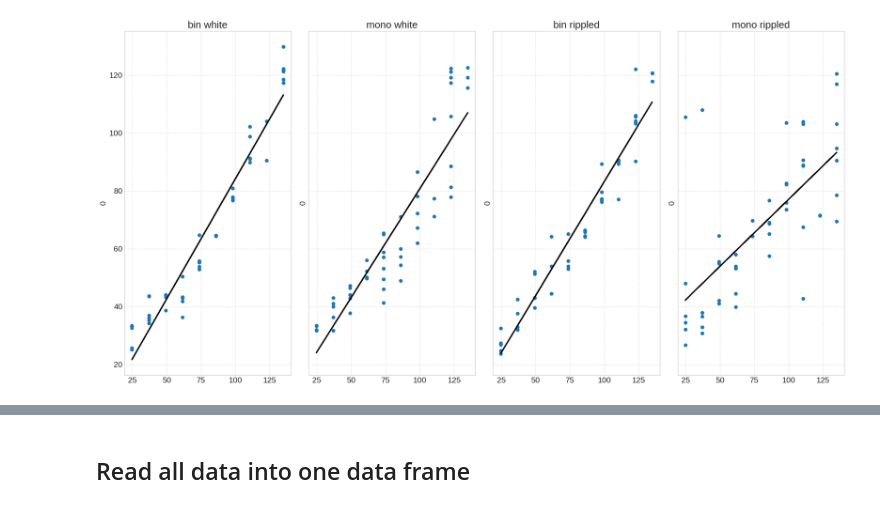
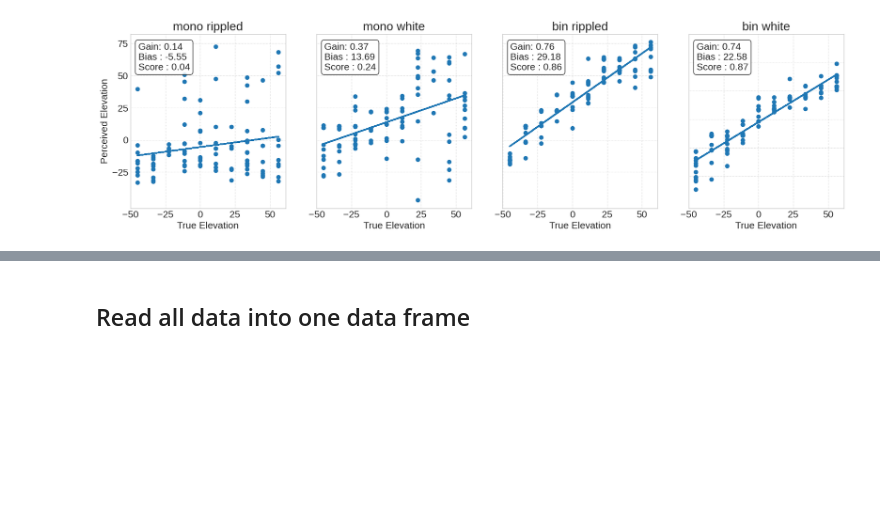
Before and after one commit to oesst/vertical_localization_exp, a Jupyter notebook: data_analysis.ipynb, the cells around one changed output, grey strips where cells are left out. Saved outputs shown, nothing was run; the diff lists cells and outputs as text; code cells hidden in the pictures; blank space fills up the shorter version.

```diff
--- a/data_analysis.ipynb
+++ b/data_analysis.ipynb
@@ -84,7 +90,18 @@ df = pd.read_csv(path,)
 
 # df.user_estimate = (125 - df.user_estimate.values)/125   * 10
 # convert line numbers to degree
-df.line_number = 135 - (df.line_number.values   * 12.25)
+# df.line_number =135 - (df.line_number.values   * 11.25)
+# df.line_number = (9*11.25-(df.line_number.values   * 11.25)) -45
+df.line_number = ((df.line_number.values   * 11.25)) -45
+
+# df.user_estimate = (360 - df.user_estimate.values) % 360 + 270
+
+df.user_estimate = abs((df.user_estimate-360))-270
+# df.user_estimate = (df.user_estimate-90)
+
 # df.head()
+
+# remove rows with reaction times larger than 5s -> probably start trail
+df = df.drop(df[df.reaction_time > 5].index)
+
 pd.set_option("display.max_rows", None, "display.max_columns", None)
-print(df)
@@ -109,48 +108,57 @@ print(df)
 # %%
 
+conditions = ['mono','bin']
+
+noise_types = ['white','rippled']
+
+fig = plt.figure(figsize=(20,5))
+
+axes = fig.subplots(1,4,squeeze=False,sharex='all',sharey='all')
 
 
-users = np.unique(df.user_id)
-stimuli = np.unique(df.condition)
-noise_types = np.unique(df.sound_type)
-
-user = '03charlotte'
-stimulus = 'white'
-perception = 'binaural'
-
-fig = plt.figure(figsize=(20,10))
-axes = fig.subplots(users.shape[0],4,squeeze=False,sharex=True,sharey=True)
-
-lin_reg_results = np.zeros((len(users),4,3))
-
-for i_user,user in enumerate(users):
+for i_condition,condition in enumerate(conditions):
 
     for i_noise,noise in enumerate(noise_types[::-1]):
 
-        for i_stimulus,stimulus in enumerate(stimuli):
+        ax_num = ( i_condition * len(conditions)) + i_noise
 
-            ax = axes[i_user,(i_noise * len(stimuli)) + i_stimulus]
-
-            if i_user == 0:
-                ax.set_title(stimulus+' '+noise)
-
-            ax.set_ylabel(user)
-
-            df_ = df[ (df['condition'] == stimulus) & (df['sound_type'] == noise) & (df['user_id'] == user)]
-
-            perc = df_.user_estimate
-            outp = df_.line_number
-            lr = LinearReg(outp.values,perc.values)
-            g,b = lr.get_coefficients()
-            s = lr.get_score()
-            lin_reg_results[i_user,(i_noise * len(stimuli)) + i_stimulus, :] = [g,b,s]
-            lr.print_coefficients()
-
-            [x,y] = lr.get_fitted_line()
-            ax.plot(x,y,color='black',linewidth=2)
-            ax.scatter(outp,perc)
+        ax = axes[0,ax_num]
+        ax.set_title(condition+' '+noise)
+#                 print(condition,noise,ax_num)
 
 
-plt.tight_layout()
+#             ax.set_ylabel(user)
+
+        df_ = df[ (df['condition'] == condition) & (df['sound_type'] == noise)]
+
+        perc = df_.user_estimate
+        outp = df_.line_number
+
+#             print(perc.values)
+
+        lr = LinearReg(outp.values,perc.values)
+        g,b = lr.get_coefficients()
+        s = lr.get_score()
+
+        [x,y] = lr.get_fitted_line()
+        ax.plot(x,y,linewidth=2)
+        ax.scatter(outp,perc)
+
+        text_str = 'Gain: {0:1.2f}\nBias : {1:1.2f}\nScore : {2:1.2f}'.format(g,b,s)
+        # these are matplotlib.patch.Patch properties
+        props = dict(boxstyle='round', facecolor='white', alpha=0.8)
+        # place a text box in upper left in axes coords
+        ax.text(0.05, 0.95, text_str, transform=ax.transAxes, verticalalignment='top', bbox=props)
+        if i_condition == 0 and i_noise==0:
+            ax.set_ylabel('Perceived Elevation')
+
+        ax.set_xlabel('True Elevation')
+
+
+        ax.set_yticks([-25,0,25,50,75,100])
+#         ax.set_ylim([-50,70])
+#         ax.set_xlim([-50,70])
+
+# plt.tight_layout()
 plt.show()
 # %% [output]
@@ -161 +165 @@ Gain: 0.46, Bias: 30.76, , r^2: 0.47
-[figure, old version]
+[figure, new version]
```
Also changed, not shown: parts of 21 cells of this notebook, 1 other file.
